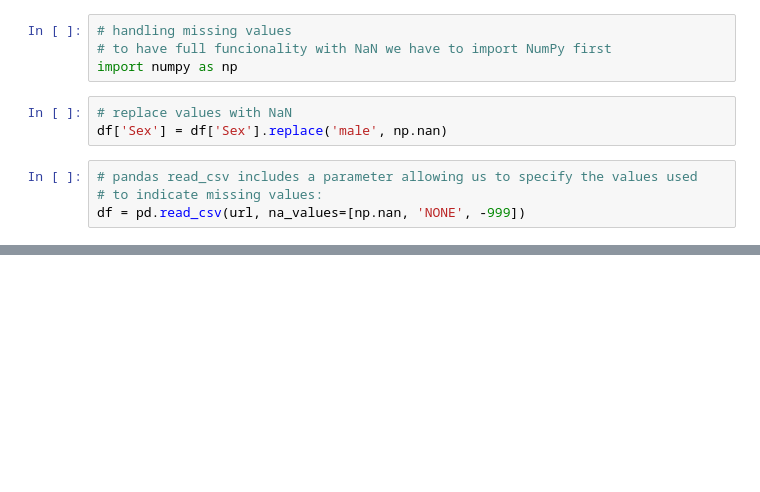
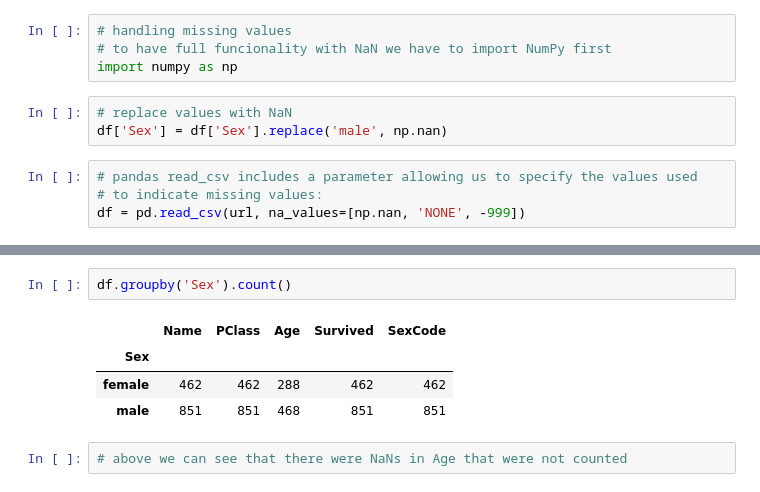
Before and after one commit to corey-baughman/0723_practice, a Jupyter notebook: 0714.ipynb, the cells around one changed output, grey strips where cells are left out. Saved outputs shown, nothing was run; the diff lists cells and outputs as text; blank space fills up the shorter version.

```diff
--- a/0714.ipynb
+++ b/0714.ipynb
@@ -108,0 +195,9 @@ df = pd.read_csv(url, na_values=[np.nan, 'NONE', -999])
+# %%
+df.groupby('Sex').count()
+# %% [output]
+|  | Name | PClass | Age | Survived | SexCode |
+| Sex |  |  |  |  |  |
+| female | 462 | 462 | 288 | 462 | 462 |
+| male | 851 | 851 | 468 | 851 | 851 |
+# %%
+# above we can see that there were NaNs in Age that were not counted
```
Also changed, not shown: parts of 13 cells of this notebook.
